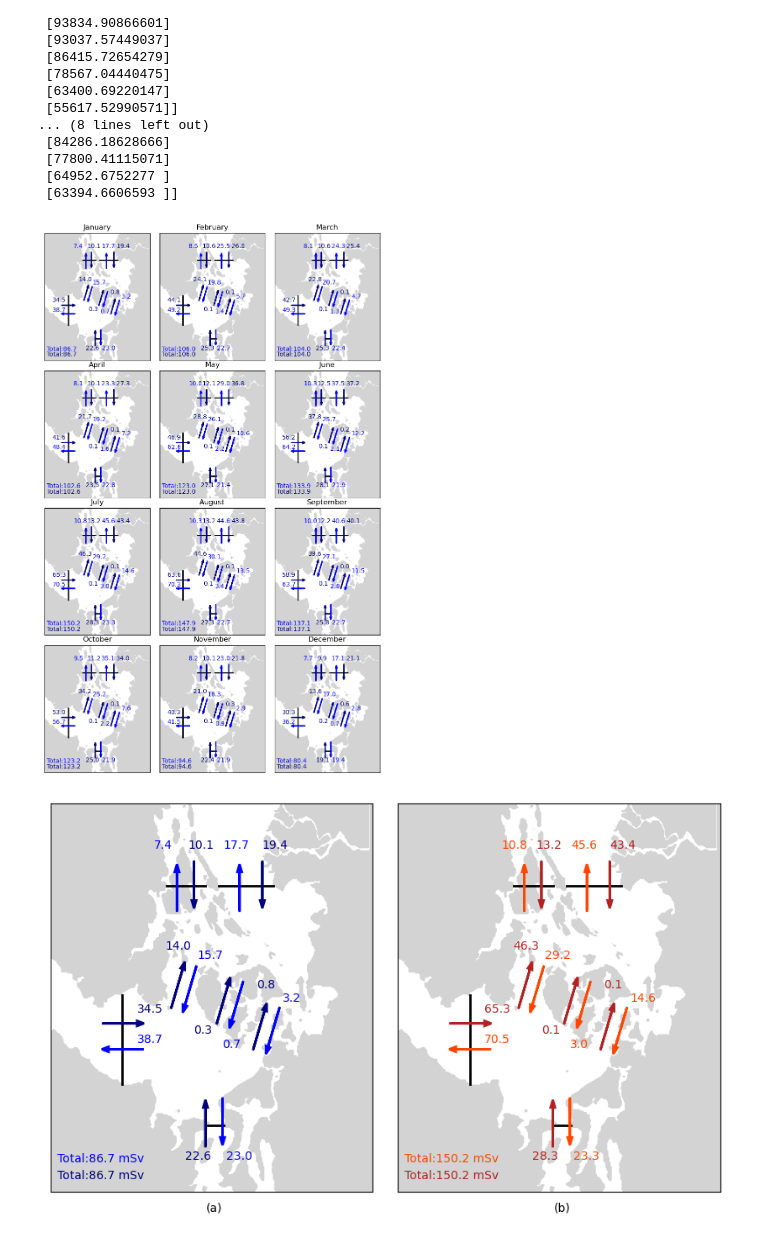
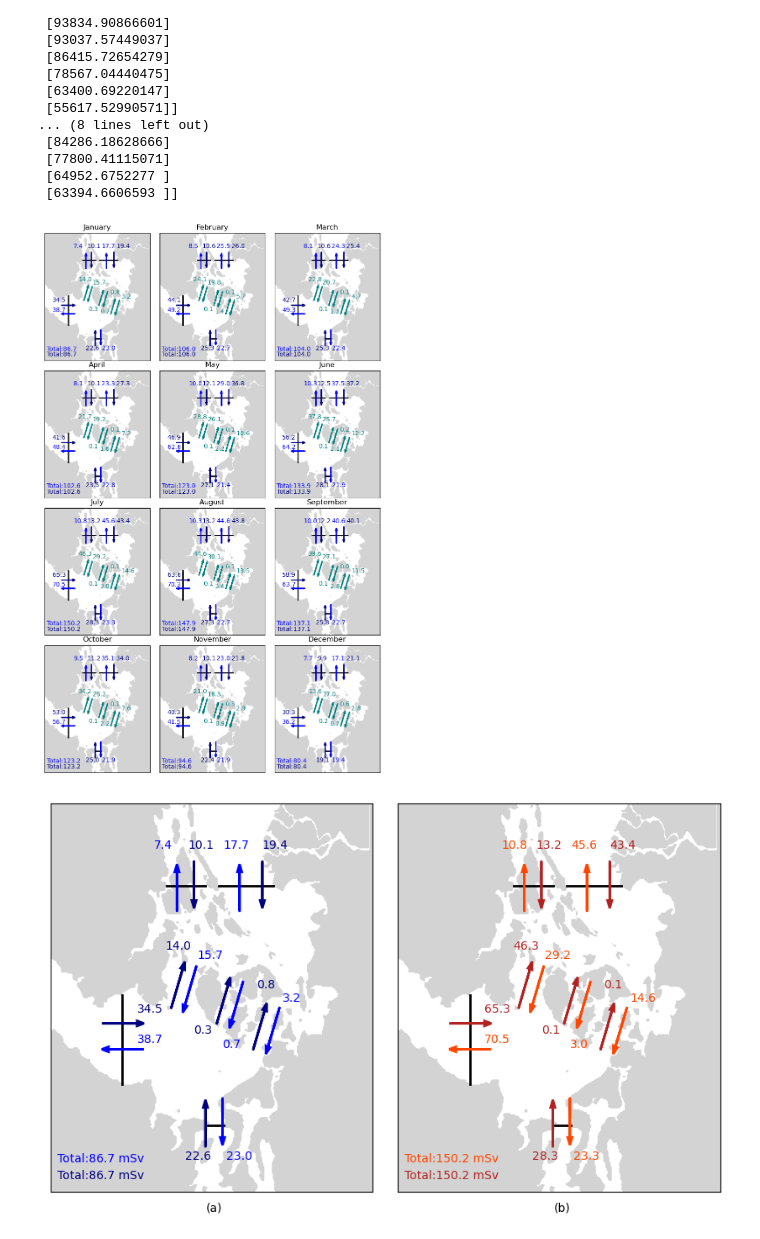
Before and after one commit to SalishSeaCast/StangAllen_SJGIPaper, a Jupyter notebook: calculate_balances_avg.ipynb, the cells around one changed output. Cells and saved outputs as stored; diff of their text form; code cells hidden in the pictures.

Commit message:
updated figure colors for paper revisions

```diff
--- a/calculate_balances_avg.ipynb
+++ b/calculate_balances_avg.ipynb
@@ -397,7 +397,7 @@ print(total)
  [64952.6752277 ]
  [63394.6606593 ]]
 # %%
-vs_y = np.arange(233,303,1)
+ vs_y = np.arange(233,303,1)
 vs_x = np.linspace(177,177,len(vs_y))
 adm_x = np.arange(252,267,1)
 adm_y = np.linspace(201,201,len(adm_x))
@@ -408,6 +408,8 @@ gulf_y = np.linspace(386,386,len(gulf_x))
 
 months = ['January','February','March','April','May','June','July','August','September','October','November','December']
 lw = 2
+
+color6 = 'teal'
 
 subdomain = [114, 397, 150, 450]
 fig,[[ax1,ax2,ax3],[ax4,ax5,ax6],[ax7,ax8,ax9],[ax10,ax11,ax12]] = plt.subplots(4,3,figsize=(12, 16))
@@ -440,46 +442,46 @@ for ii,ax in enumerate([ax1,ax2,ax3,ax4,ax5,ax6,ax7,ax8,ax9,ax10,ax11,ax12]):
     ax.text(307, 415, '{:.1f}'.format(float(np.round(leave_pr[ii] / 1000, 1))),color='navy')
     ax.arrow(280, 367, 0, 30, head_width=4, edgecolor='blue', facecolor='blue', zorder=10,lw=lw)
     ax.arrow(300, 405, 0, -30, head_width=4, edgecolor='navy', facecolor='navy', zorder=10,lw=lw)
 
     #Gulf arrows
     ax.text(192, 415, '{:.1f}'.format(float(np.round(ent_gulf[ii] / 1000, 1))),color='blue')
     ax.text(229, 415, '{:.1f}'.format(float(np.round(leave_gulf[ii] / 1000, 1))),color='navy')
     ax.arrow(225, 367, 0, 30, head_width=4, edgecolor='blue', facecolor='blue', zorder=10,lw=lw)
     ax.arrow(240, 405, 0, -30, head_width=4, edgecolor='navy', facecolor='navy', zorder=10,lw=lw)
 
     #Adm arrows
     ax.text(225, 175, '{:.1f}'.format(float(np.round(leave_adm[ii] / 1000, 1))),color='navy')
     ax.text(268, 175, '{:.1f}'.format(float(np.round(ent_adm[ii] / 1000, 1))),color='blue')
     ax.arrow(250, 185, 0, 30, head_width=4, edgecolor='navy', facecolor='navy', zorder=10,lw=lw)
     ax.arrow(265, 222, 0, -30, head_width=4, edgecolor='blue', facecolor='blue', zorder=10,lw=lw)
 
     #Haro arrows
-    ax.text(205, 337, '{:.1f}'.format(float(np.round(N_haro[ii] / 1000, 1))),color='navy')
-    ax.text(243, 330, '{:.1f}'.format(float(np.round(S_haro[ii] / 1000, 1))),color='blue')
-    ax.arrow(220, 292, 10, 30, head_width=4, edgecolor='navy', facecolor='navy', zorder=10,lw=lw)
-    ax.arrow(242, 324, -10, -30, head_width=4, edgecolor='blue', facecolor='blue', zorder=10,lw=lw)
+    ax.text(205, 337, '{:.1f}'.format(float(np.round(N_haro[ii] / 1000, 1))),color=color6)
+    ax.text(243, 330, '{:.1f}'.format(float(np.round(S_haro[ii] / 1000, 1))),color=color6)
+    ax.arrow(220, 292, 10, 30, head_width=4, edgecolor=color6, facecolor=color6, zorder=10,lw=lw)
+    ax.arrow(242, 324, -10, -30, head_width=4, edgecolor=color6, facecolor=color6, zorder=10,lw=lw)
 
     # #SJC arrows
-    ax.text(232, 267, '{:.1f}'.format(float(np.round(N_sjc[ii] / 1000, 1))),color='navy')
-    ax.text(263, 261, '{:.1f}'.format(float(np.round(S_sjc[ii] / 1000, 1))),color='blue')
-    ax.arrow(260, 280, 10, 30, head_width=4, edgecolor='navy', facecolor='navy', zorder=10,lw=lw)
-    ax.arrow(283, 312, -10, -30, head_width=4, edgecolor='blue', facecolor='blue', zorder=10,lw=lw)
+    ax.text(232, 267, '{:.1f}'.format(float(np.round(N_sjc[ii] / 1000, 1))),color=color6)
+    ax.text(263, 261, '{:.1f}'.format(float(np.round(S_sjc[ii] / 1000, 1))),color=color6)
+    ax.arrow(260, 280, 10, 30, head_width=4, edgecolor=color6, facecolor=color6, zorder=10,lw=lw)
+    ax.arrow(283, 312, -10, -30, head_width=4, edgecolor=color6, facecolor=color6, zorder=10,lw=lw)
 
     # #Rosario arrows
-    ax.text(290, 307, '{:.1f}'.format(float(np.round(N_ros[ii] / 1000, 1))),color='navy')
-    ax.text(320, 297, '{:.1f}'.format(float(np.round(S_ros[ii] / 1000, 1))),color='blue')
-    ax.arrow(292, 260, 10, 30, head_width=4, edgecolor='navy', facecolor='navy', zorder=10,lw=lw)
-    ax.arrow(315, 292, -10, -30, head_width=4, edgecolor='blue', facecolor='blue', zorder=10,lw=lw)
+    ax.text(290, 307, '{:.1f}'.format(float(np.round(N_ros[ii] / 1000, 1))),color=color6)
+    ax.text(320, 297, '{:.1f}'.format(float(np.round(S_ros[ii] / 1000, 1))),color=color6)
+    ax.arrow(292, 260, 10, 30, head_width=4, edgecolor=color6, facecolor=color6, zorder=10,lw=lw)
+    ax.arrow(315, 292, -10, -30, head_width=4, edgecolor=color6, facecolor=color6, zorder=10,lw=lw)
 
     #Total
     ax.text(120, 160, 'Total:'+ '{:.1f}'.format(float(np.round(ent_total[ii] / 1000, 1))),color='navy')
     ax.text(120, 173, 'Total:'+ '{:.1f}'.format(float(np.round(leave_total[ii] / 1000, 1))),color='blue')
 
     ax.set_title(months[ii])
 
 fig.subplots_adjust(hspace=0.08,wspace=-0.35)
 # %% [output]
-[figure, old version]
+[figure, new version]
 # %%
 fig.savefig('/ocean/cstang/MOAD/analysis-camryn/Figures/balances_supp.png',bbox_inches='tight')
 # %%
```
Also changed, not shown: parts of 3 cells of this notebook.
